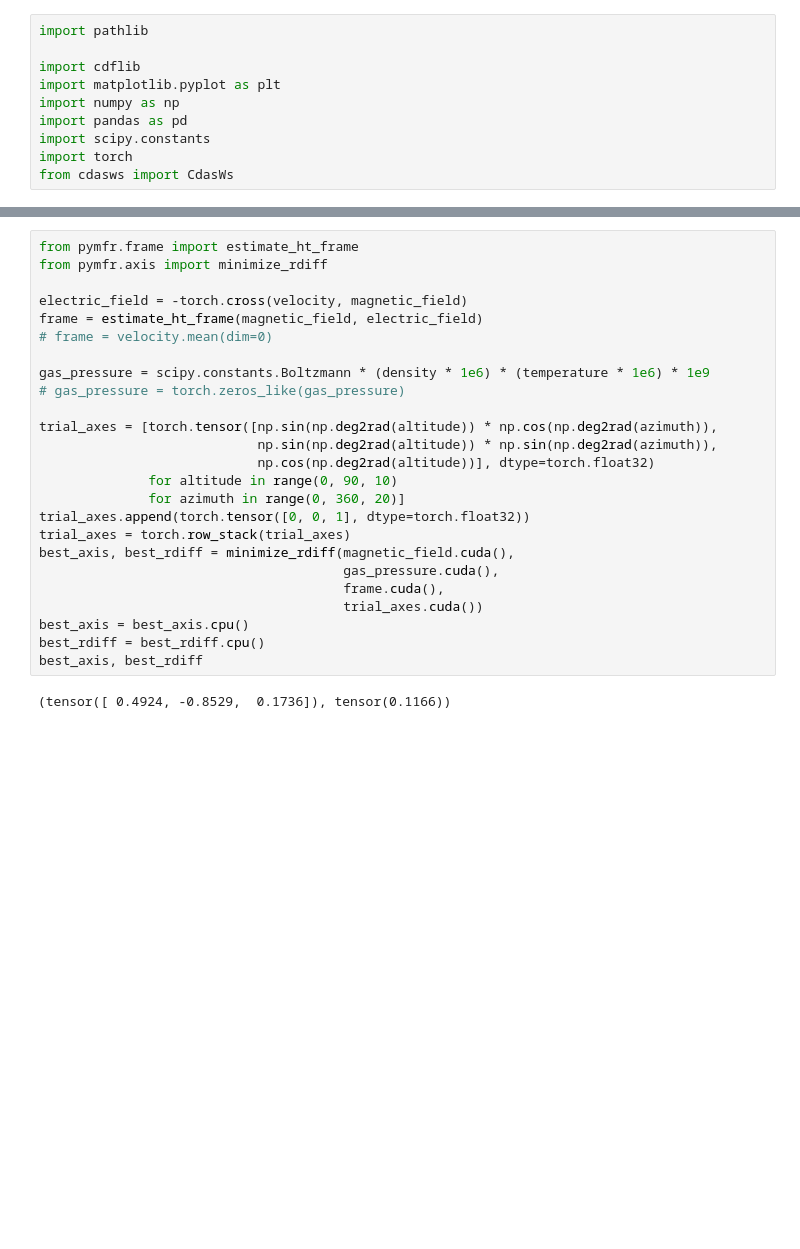
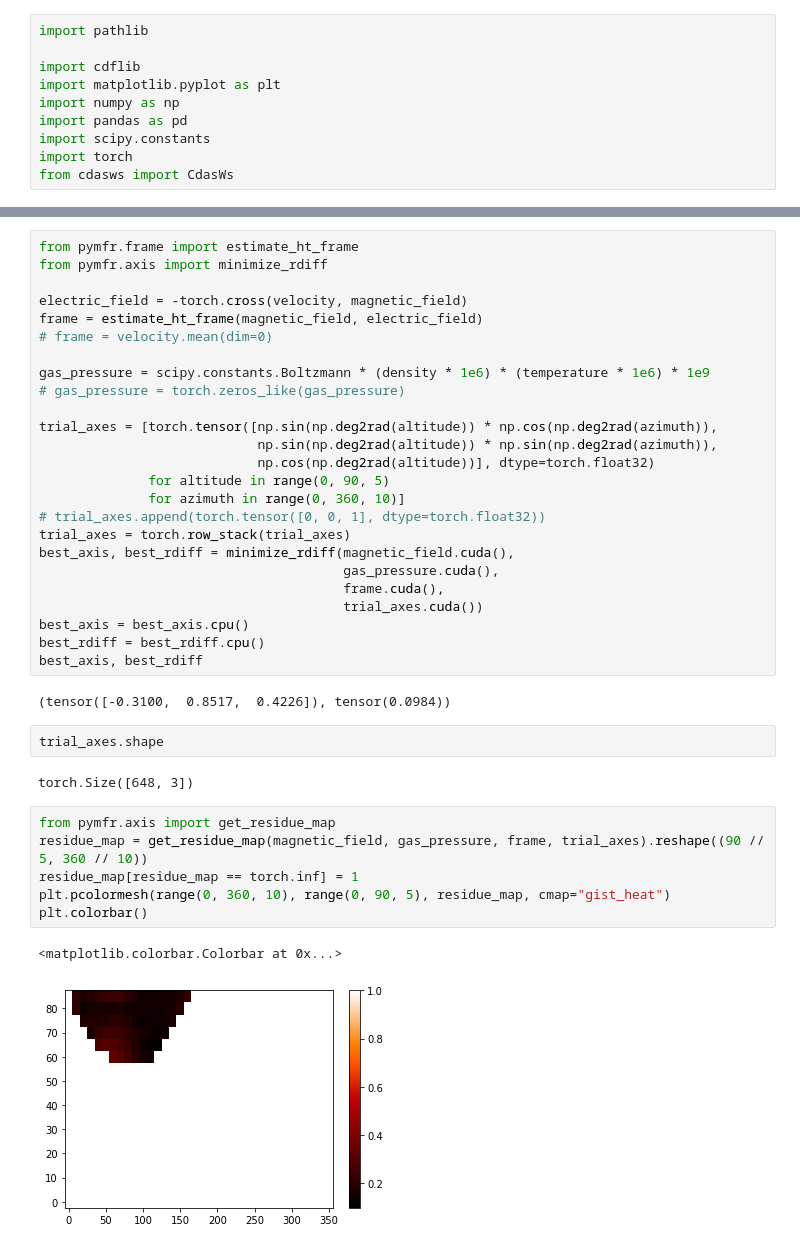
Before and after one commit to hafarooki/pymfr, a Jupyter notebook: demo/wind_axis.ipynb, the cells around one changed output, grey strips where cells are left out. Drawn from its saved outputs; the diff is of its cells as text; blank space fills up the shorter version.

```diff
--- a/demo/wind_axis.ipynb
+++ b/demo/wind_axis.ipynb
@@ -83,9 +83,9 @@ gas_pressure = scipy.constants.Boltzmann * (density * 1e6) * (temperature * 1e6)
 trial_axes = [torch.tensor([np.sin(np.deg2rad(altitude)) * np.cos(np.deg2rad(azimuth)),
                             np.sin(np.deg2rad(altitude)) * np.sin(np.deg2rad(azimuth)),
                             np.cos(np.deg2rad(altitude))], dtype=torch.float32)
-              for altitude in range(0, 90, 10)
-              for azimuth in range(0, 360, 20)]
-trial_axes.append(torch.tensor([0, 0, 1], dtype=torch.float32))
+              for altitude in range(0, 90, 5)
+              for azimuth in range(0, 360, 10)]
+# trial_axes.append(torch.tensor([0, 0, 1], dtype=torch.float32))
 trial_axes = torch.row_stack(trial_axes)
 best_axis, best_rdiff = minimize_rdiff(magnetic_field.cuda(),
                                        gas_pressure.cuda(),
@@ -95,4 +95,17 @@ best_axis = best_axis.cpu()
 best_rdiff = best_rdiff.cpu()
 best_axis, best_rdiff
 # %% [output]
-(tensor([ 0.4924, -0.8529,  0.1736]), tensor(0.1166))
+(tensor([-0.3100,  0.8517,  0.4226]), tensor(0.0984))
+# %%
+trial_axes.shape
+# %% [output]
+torch.Size([648, 3])
+# %%
+from pymfr.axis import get_residue_map
+residue_map = get_residue_map(magnetic_field, gas_pressure, frame, trial_axes).reshape((90 // 5, 360 // 10))
+residue_map[residue_map == torch.inf] = 1
+plt.pcolormesh(range(0, 360, 10), range(0, 90, 5), residue_map, cmap="gist_heat")
+plt.colorbar()
+# %% [output]
+<matplotlib.colorbar.Colorbar at 0x...>
+[figure, added]
```
Also changed, not shown: parts of 3 cells of this notebook, 3 other files.
